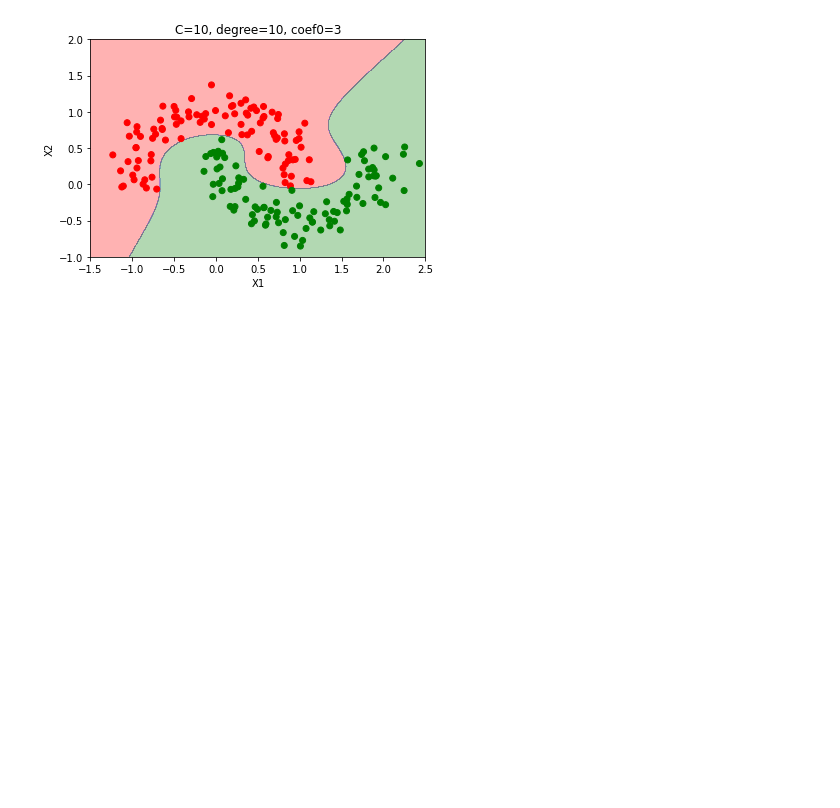
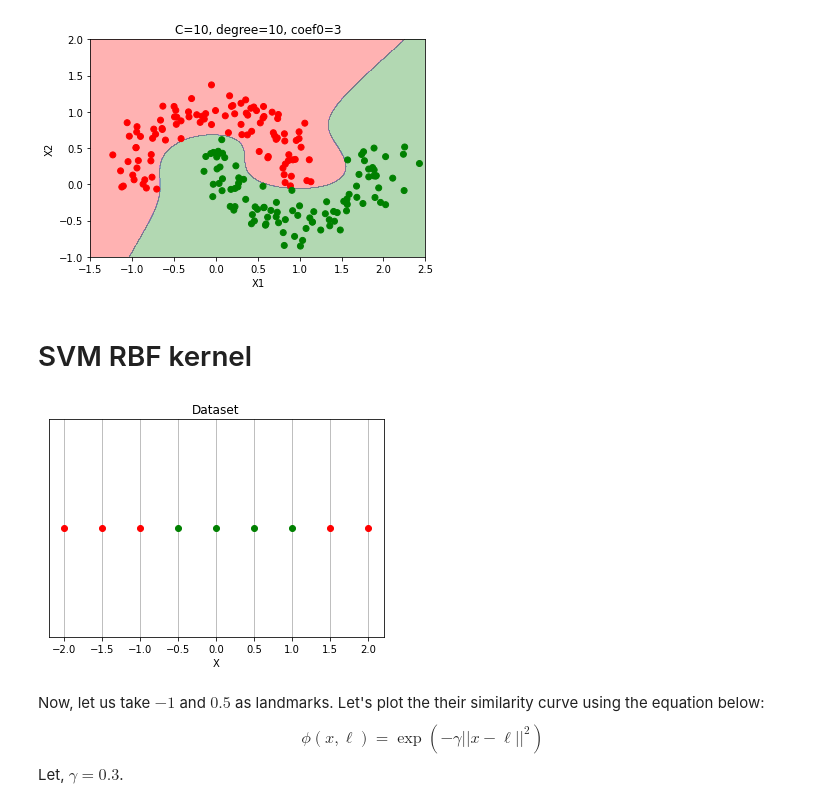
Before and after one commit to abhishak3/MLM, a Jupyter notebook: 04.SVM.ipynb, the cells around one changed output. Drawn from its saved outputs; the diff is of its cells as text; code cells hidden in the pictures; blank space fills up the shorter version.

```diff
--- a/04.SVM.ipynb
+++ b/04.SVM.ipynb
@@ -215,3 +215,26 @@ degree_fit(C=10, degree=3, coef0=1)
 degree_fit(C=10, degree=10, coef0=3)
 # %% [output]
 [figure]
+# %% [markdown]
+# SVM RBF kernel
+# %%
+X = np.linspace(-2, 2, 9)
+y = np.array([0,0,0,1,1,1,1,0,0])
+# %%
+X0 = X[y==0]
+X1 = X[y==1]
+plt.plot(X0, np.zeros(len(X0)), 'ro')
+plt.plot(X1, np.zeros(len(X1)), 'go')
+plt.gca().get_yaxis().set_ticks([])
+plt.xlabel("X")
+plt.title("Dataset")
+plt.grid(True)
+plt.show()
+# %% [output]
+[figure, added]
+# %% [markdown]
+Now, let us take $-1$ and $0.5$ as landmarks. Let's plot the their similarity curve using the equation below:
+$$
+\phi(x, \ell) = \exp(-\gamma ||x - \ell||^2)
+$$
+Let, $\gamma=0.3$.
```
Also changed, not shown: parts of 29 cells of this notebook.
